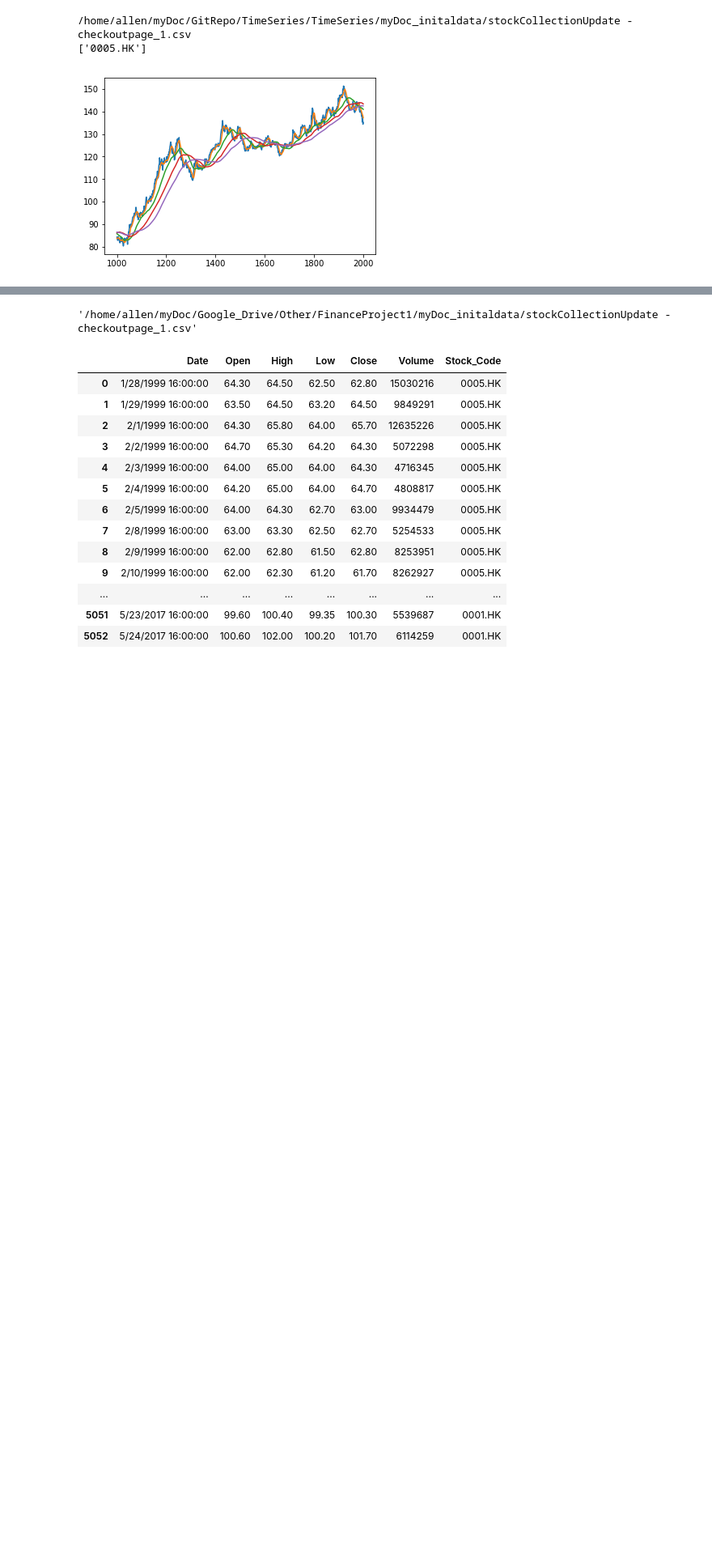
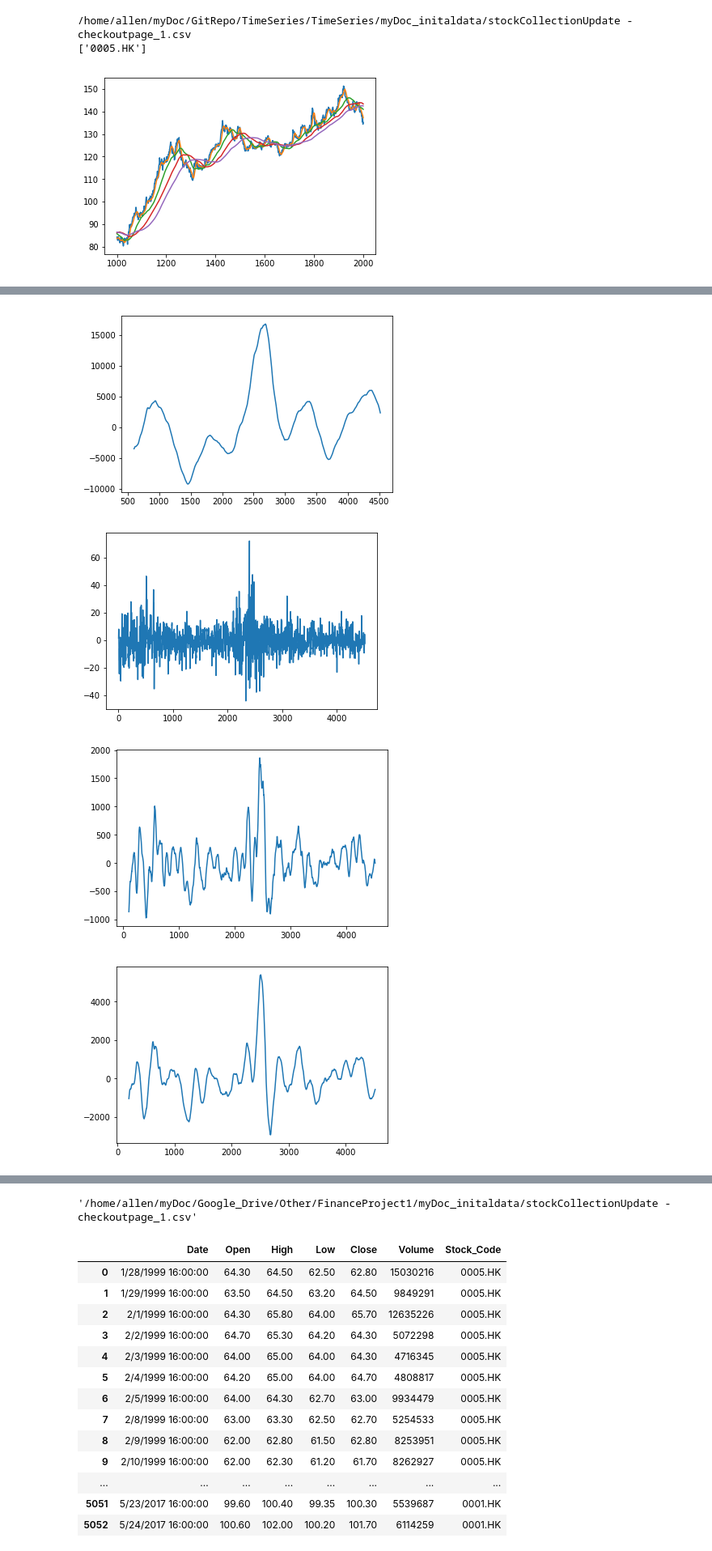
Before and after one commit to homefai/TimeSeries, a Jupyter notebook: wavelet_feature_extraction.ipynb, the cells around one changed output, grey strips where cells are left out. Shown at 81% size. Saved outputs shown, nothing was run; the diff lists cells and outputs as text; code cells hidden in the pictures; blank space fills up the shorter version.

```diff
--- a/wavelet_feature_extraction.ipynb
+++ b/wavelet_feature_extraction.ipynb
@@ -30,2 +35,2 @@ plt.show()
 # %%
-waveletfilter = WaveletFilter()
+waveletfilter = WaveletFilter(2)
@@ -39,0 +37,29 @@ NameError: name 'data' is not defined
+# %%
+plt.plot(waveletfilter.applyfilter(data_file.data["Open"]))
+plt.show()
+waveletfilter.changeHalfPeriod(4)
+plt.plot(waveletfilter.applyfilter(data_file.data["Open"]))
+plt.show()
+waveletfilter.changeHalfPeriod(50)
+plt.plot(waveletfilter.applyfilter(data_file.data["Open"]))
+plt.show()
+waveletfilter.changeHalfPeriod(100)
+plt.plot(waveletfilter.applyfilter(data_file.data["Open"]))
+plt.show()
+waveletfilter.changeHalfPeriod(150)
+plt.plot(waveletfilter.applyfilter(data_file.data["Open"]))
+plt.show()
+waveletfilter.changeHalfPeriod(200)
+plt.plot(waveletfilter.applyfilter(data_file.data["Open"]))
+plt.show()
+waveletfilter.changeHalfPeriod(300)
+plt.plot(waveletfilter.applyfilter(data_file.data["Open"]))
+plt.show()
+waveletfilter.changeHalfPeriod(500)
+plt.plot(waveletfilter.applyfilter(data_file.data["Open"]))
+plt.show()
+# %% [output]
+[figure, added]
+[figure, added]
+[figure, added]
+[figure, added]
```
Also changed, not shown: parts of 8 cells of this notebook, 2 other files.
